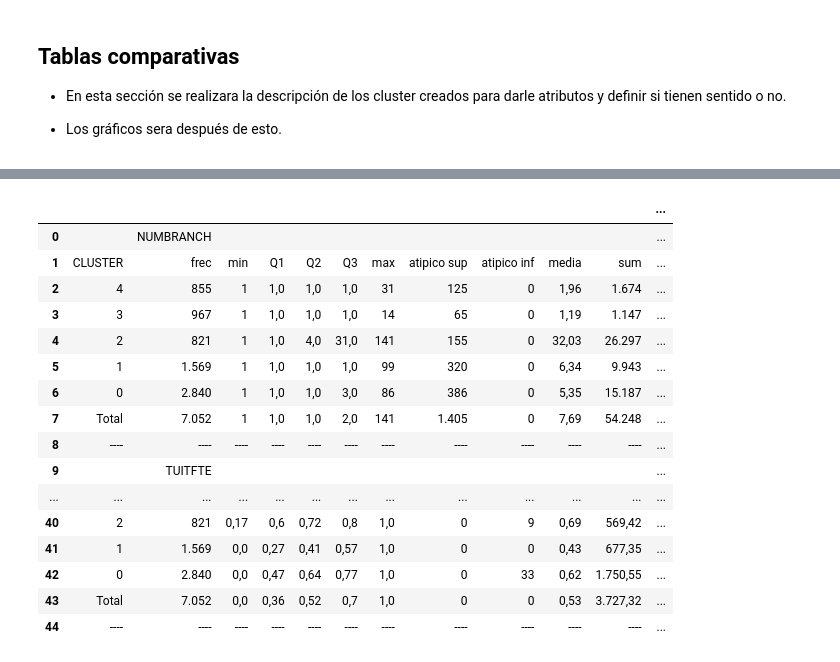
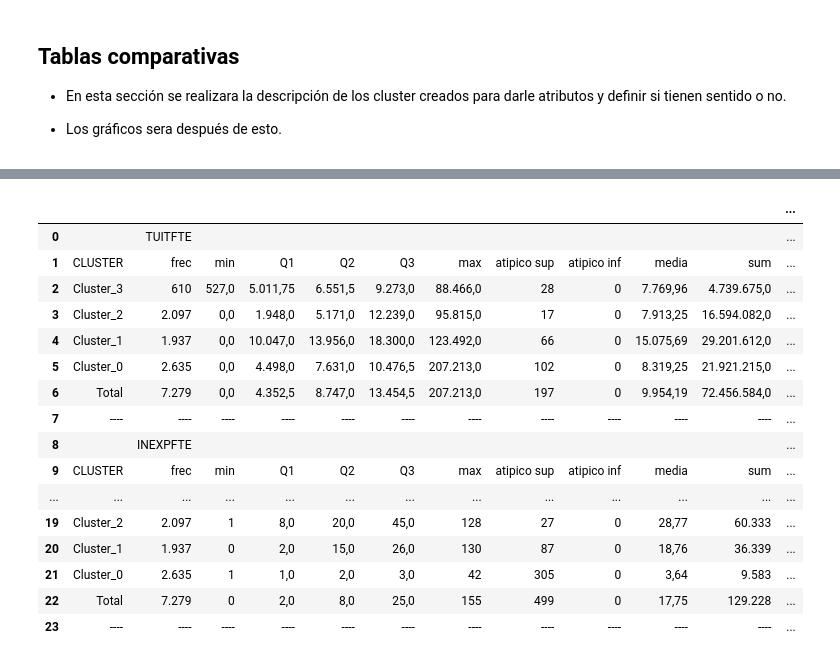
Before and after one commit to Germanchelo13/CollegeScorecard, a Jupyter notebook: desarrollo_cluster.ipynb, the cells around one changed output, grey strips where cells are left out. Drawn from its saved outputs; the diff is of its cells as text; code cells hidden in the pictures.

```diff
--- a/desarrollo_cluster.ipynb
+++ b/desarrollo_cluster.ipynb
@@ -575,9 +570,16 @@ datos[variables].isna().sum().plot.bar()
 
 La idea es solo tener estos dataframe no es necesario crear mas.
 # %%
-datos_resultado=datos.loc[(~datos[variables].isna().any(axis=1)) & ((datos[['HIGHDEG', 'PREDDEG']]!=0).any(axis=1))
-                          ,[*variables_id,*variables] ].reset_index().drop(labels='index',axis=1)
+datos_resultado=datos.loc[(~datos[[*variables_cip,*variables]].isna().any(axis=1)) & ((datos[['HIGHDEG', 'PREDDEG']]!=0).any(axis=1))
+                          ,[*variables_id,*variables,*variables_cip] ].reset_index().drop(labels='index',axis=1)
 print('De las ' ,datos.shape[0],' universidades se trabajara solo con ' ,
       datos_resultado.shape[0],' un ' ,round(datos_resultado.shape[0]/datos.shape[0]*100,2),
       '% de las univerisadad' )
+datos_resultado['NUM_PROGRAM']=(datos_resultado[variables_cip]>0).sum(axis=1)
+# datos_resultado['NUM_CERTDEGRE']=(datos_resultado[variables_cet_degre]>0).sum(axis=1)
+# datos_resultado['NUM_ASSOC']=(datos_resultado[variables_assoc]>0).sum(axis=1)
+# datos_resultado['NUM_BACHL']=(datos_resultado[variables_bac]>0).sum(axis=1)
+# datos_resultado['NUM_GRADUATE']=(datos_resultado[variables_grad]>0).sum(axis=1)
+variables=[*variables,'NUM_PROGRAM']
+variables_num=[*variables_num,'NUM_PROGRAM']
 # %% [output]
@@ -653,7 +611,7 @@ tabla_dinamica(datos_resultado, variables_dum[0],variables_dum[1:], False,2,Fals
 
 - Los datos_estandar se encuentran estandarizados para aplicar una segmentación para todos.
 # %%
-datos_estandar=estandarizacion(datos_resultado[variables],variables_num)
-datos_estandar=to_dummy(datos_estandar,['CONTROL', 'HIGHDEG', 'PREDDEG' ])
+datos_estandar=fn.estandarizacion(datos_resultado[variables],variables_num)
+datos_estandar=fn.to_dummy(datos_estandar,['CONTROL', 'HIGHDEG', 'PREDDEG' ])
 datos_estandar.describe()
 # %% [output]
@@ -677,5 +635,5 @@ grafico_comparativo_num.map_lower(sns.kdeplot)
 # %% [markdown]
 ##  Aplicación de PCA
 # %%
-datos_pca=datos_to_pca(datos_estandar,list(datos_estandar), 0.75)
+datos_pca=fn.datos_to_pca(datos_estandar,list(datos_estandar), 0.8)
 # %% [output]
@@ -685,0 +706,5 @@ Las 4 componentes explican un 78.21% de variabilidad de los datos esta función
+# %%
+cluster_0=fn.kmeans(datos_pca,list(datos_pca)[0:4], 4, 133 )
+datos_pca['CLUSTER']=cluster_0
+datos_pca['CLUSTER']='Cluster_'+datos_pca['CLUSTER'].astype(str)
+datos_resultado['CLUSTER']=datos_pca['CLUSTER']
@@ -708,24 +752,24 @@ sns.scatterplot(x=0,y=1 ,data=datos_pca,hue=cluster_0)
 # %%
 # Tablas comparativas para las vairables numericas seleccionadas
-datos_resultado['CLUSTER']= cluster_0
-tabla_dinamica(datos_resultado,'CLUSTER',variables_num,True , 2, False)
+# datos_resultado['CLUSTER']= cluster_0
+fn.tabla_dinamica(datos_resultado,'CLUSTER',variables_num,True , 2, False)
 # %% [output]
 |  |  |  |  |  |  |  |  |  |  |  |  | ... |
-| 0 |  | NUMBRANCH |  |  |  |  |  |  |  |  |  | ... |
+| 0 |  | TUITFTE |  |  |  |  |  |  |  |  |  | ... |
 | 1 | CLUSTER | frec | min | Q1 | Q2 | Q3 | max | atipico sup | atipico inf | media | sum | ... |
-| 2 | 4 | 855 | 1 | 1,0 | 1,0 | 1,0 | 31 | 125 | 0 | 1,96 | 1.674 | ... |
-| 3 | 3 | 967 | 1 | 1,0 | 1,0 | 1,0 | 14 | 65 | 0 | 1,19 | 1.147 | ... |
-| 4 | 2 | 821 | 1 | 1,0 | 4,0 | 31,0 | 141 | 155 | 0 | 32,03 | 26.297 | ... |
-| 5 | 1 | 1.569 | 1 | 1,0 | 1,0 | 1,0 | 99 | 320 | 0 | 6,34 | 9.943 | ... |
-| 6 | 0 | 2.840 | 1 | 1,0 | 1,0 | 3,0 | 86 | 386 | 0 | 5,35 | 15.187 | ... |
-| 7 | Total | 7.052 | 1 | 1,0 | 1,0 | 2,0 | 141 | 1.405 | 0 | 7,69 | 54.248 | ... |
-| 8 | ---- | ---- | ---- | ---- | ---- | ---- | ---- | ---- | ---- | ---- | ---- | ... |
-| 9 |  | TUITFTE |  |  |  |  |  |  |  |  |  | ... |
+| 2 | Cluster_3 | 610 | 527,0 | 5.011,75 | 6.551,5 | 9.273,0 | 88.466,0 | 28 | 0 | 7.769,96 | 4.739.675,0 | ... |
+| 3 | Cluster_2 | 2.097 | 0,0 | 1.948,0 | 5.171,0 | 12.239,0 | 95.815,0 | 17 | 0 | 7.913,25 | 16.594.082,0 | ... |
+| 4 | Cluster_1 | 1.937 | 0,0 | 10.047,0 | 13.956,0 | 18.300,0 | 123.492,0 | 66 | 0 | 15.075,69 | 29.201.612,0 | ... |
+| 5 | Cluster_0 | 2.635 | 0,0 | 4.498,0 | 7.631,0 | 10.476,5 | 207.213,0 | 102 | 0 | 8.319,25 | 21.921.215,0 | ... |
+| 6 | Total | 7.279 | 0,0 | 4.352,5 | 8.747,0 | 13.454,5 | 207.213,0 | 197 | 0 | 9.954,19 | 72.456.584,0 | ... |
+| 7 | ---- | ---- | ---- | ---- | ---- | ---- | ---- | ---- | ---- | ---- | ---- | ... |
+| 8 |  | INEXPFTE |  |  |  |  |  |  |  |  |  | ... |
+| 9 | CLUSTER | frec | min | Q1 | Q2 | Q3 | max | atipico sup | atipico inf | media | sum | ... |
 | ... | ... | ... | ... | ... | ... | ... | ... | ... | ... | ... | ... | ... |
-| 40 | 2 | 821 | 0,17 | 0,6 | 0,72 | 0,8 | 1,0 | 0 | 9 | 0,69 | 569,42 | ... |
-| 41 | 1 | 1.569 | 0,0 | 0,27 | 0,41 | 0,57 | 1,0 | 0 | 0 | 0,43 | 677,35 | ... |
-| 42 | 0 | 2.840 | 0,0 | 0,47 | 0,64 | 0,77 | 1,0 | 0 | 33 | 0,62 | 1.750,55 | ... |
-| 43 | Total | 7.052 | 0,0 | 0,36 | 0,52 | 0,7 | 1,0 | 0 | 0 | 0,53 | 3.727,32 | ... |
-| 44 | ---- | ---- | ---- | ---- | ---- | ---- | ---- | ---- | ---- | ---- | ---- | ... |
+| 19 | Cluster_2 | 2.097 | 1 | 8,0 | 20,0 | 45,0 | 128 | 27 | 0 | 28,77 | 60.333 | ... |
+| 20 | Cluster_1 | 1.937 | 0 | 2,0 | 15,0 | 26,0 | 130 | 87 | 0 | 18,76 | 36.339 | ... |
+| 21 | Cluster_0 | 2.635 | 1 | 1,0 | 2,0 | 3,0 | 42 | 305 | 0 | 3,64 | 9.583 | ... |
+| 22 | Total | 7.279 | 0 | 2,0 | 8,0 | 25,0 | 155 | 499 | 0 | 17,75 | 129.228 | ... |
+| 23 | ---- | ---- | ---- | ---- | ---- | ---- | ---- | ---- | ---- | ---- | ---- | ... |
 # %%
 # Tablas comparativas para las vairables categoricas seleccionadas
```
Also changed, not shown: parts of 61 cells of this notebook, 2 other files.
